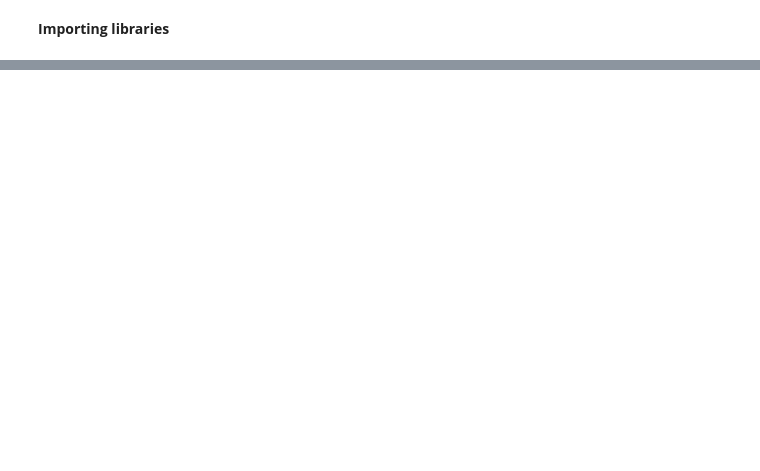
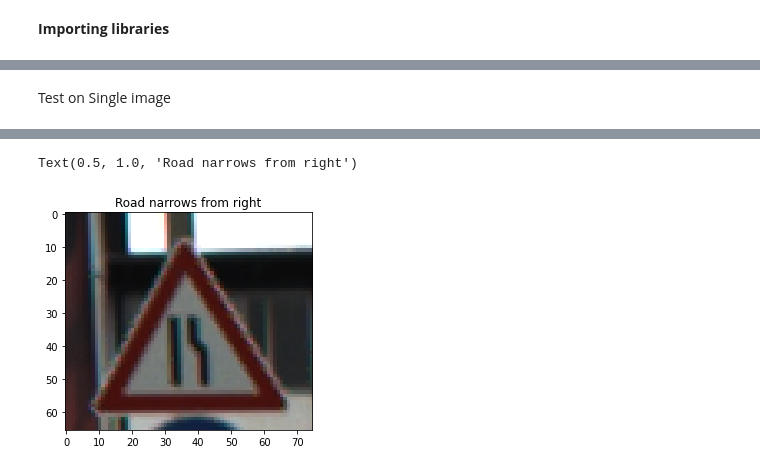
Before and after one commit to Gurpreet654/Deep-Learning-Classification, a Jupyter notebook: Classification_Deep_learning.ipynb, the cells around one changed output, grey strips where cells are left out. Drawn from its saved outputs; the diff is of its cells as text; code cells hidden in the pictures; blank space fills up the shorter version.

```diff
--- a/Classification_Deep_learning.ipynb
+++ b/Classification_Deep_learning.ipynb
@@ -365,0 +324,27 @@ FileNotFoundError: ignored
+# %% [markdown]
+Test on Single image
+# %%
+#%%
+#images/humans/rider-200.jpg
+aa1=cv2.imread('/content/train/Test/00044.png')
+aa4=cv2.cvtColor(aa1, cv2.COLOR_BGR2RGB)
+aa2=cv2.cvtColor(aa1, cv2.COLOR_BGR2GRAY)
+aa2=cv2.resize(aa2,(64,64))
+test_img = np.array(aa2.reshape(-1, 64, 64,1))
+pp=model.predict(test_img)
+pp1 = np.argmax(pp, axis=1)
+#predict_number=16
+#import matplotlib.pyplot as plt
+plt.imshow(aa4)
+labels_name=['speed limit 20','speed limit 30','speed limit 60','speed limit 70',
+             'speed limit 80','speed limit 80 end','speed limit 100','speed limit 120',
+             'No passing','No passing for vehicles over 3,5 tonnes','Priority','Priority road','Yield',
+             'Stop','Road closed','Sliding_car','Trucks not allowed','Do not enter','General danger','left Curve',
+             'right Curve','Double curve','Uneven road surface','Slippery when wet or dirty','Road narrows from right','Roadworks',
+             'Traffic signals ahead', 'Pedestrians', 'Watch for children(school,)','Bicycle crossing','Ice / snow','Wild animal crossing','speed limit end',
+             'right turn','left turn','go Straight','Turn right or go straight','Turn left or go straight','Pass by on right',
+             'Pass by on left','Roundabout','End of no passing zone','End of no passing zone for trucks']
+print(pp1)
+plt.title(labels_name[pp1[0]])
+# print({'AA23': 0, 'AA28': 1, 'AA18': 2, 'AA8': 3})
+# %% [output]
@@ -365,0 +353,2 @@ FileNotFoundError: ignored
+Text(0.5, 1.0, 'Road narrows from right')
+[figure, added]
```
Also changed, not shown: parts of 23 cells of this notebook.
